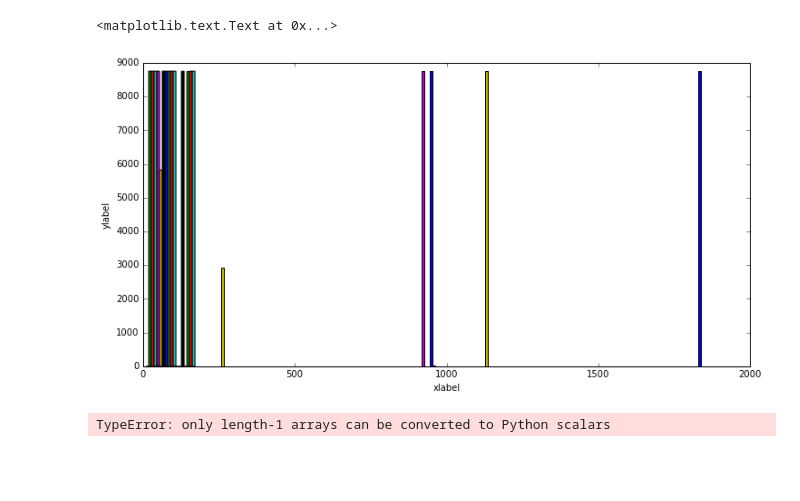
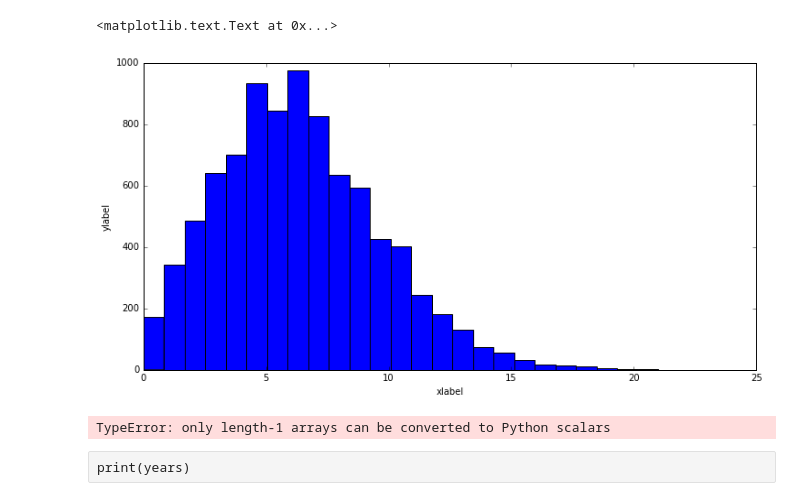
Before and after one commit to lafarris/python4geosciences-hw, a Jupyter notebook: hw4.ipynb, the cells around one changed output. Drawn from its saved outputs; the diff is of its cells as text; code cells hidden in the pictures; blank space fills up the shorter version.

```diff
--- a/hw4.ipynb
+++ b/hw4.ipynb
@@ -93,16 +141,30 @@ ValueError: could not convert string to float: b'$M1'
 # %%
 # 4. Histogram
 # Make a 1D histogram of wind speed from the BURL1 NOAA weather station. Load the data like this:
 burl = np.genfromtxt('http://www.ndbc.noaa.gov/view_text_file.php?filename=burl1h2010.txt.gz&dir=data/historical/stdmet/')
 wind_speed = burl[:, 6]
 
-
+# making 1D histogram of wind speed
 fig = plt.figure(figsize=(12,6))
 ax = fig.add_subplot(1, 1, 1)
-ax.hist(burl)
+ax.hist(wind_speed, bins=25)
 ax.set_xlabel('xlabel')
 ax.set_ylabel('ylabel')
+
+
 # Bonus: What kind of probability distribution does this look like? Plot your best guess on top of the histogram using a line.
+
+# This is a right skewed distribtion
+
+# import scipy.stats as stats
+
+# maxwell = stats.maxwell
+# data = maxwell.rvs(loc=0, scale=5, size=10000)
+
+# params = maxwell.fit(data, floc=0)
+
+# plt.plot(wind_speed, maxwell.pdf(wind_speed), lw=3)
+# plt.show()
 # %% [output]
 <matplotlib.text.Text at 0x...>
-[figure, old version]
+[figure, new version]
@@ -143,0 +206,2 @@ TypeError: only length-1 arrays can be converted to Python scalars
+# %% [raw]
+print(years)
```
Also changed, not shown: parts of 9 cells of this notebook.
